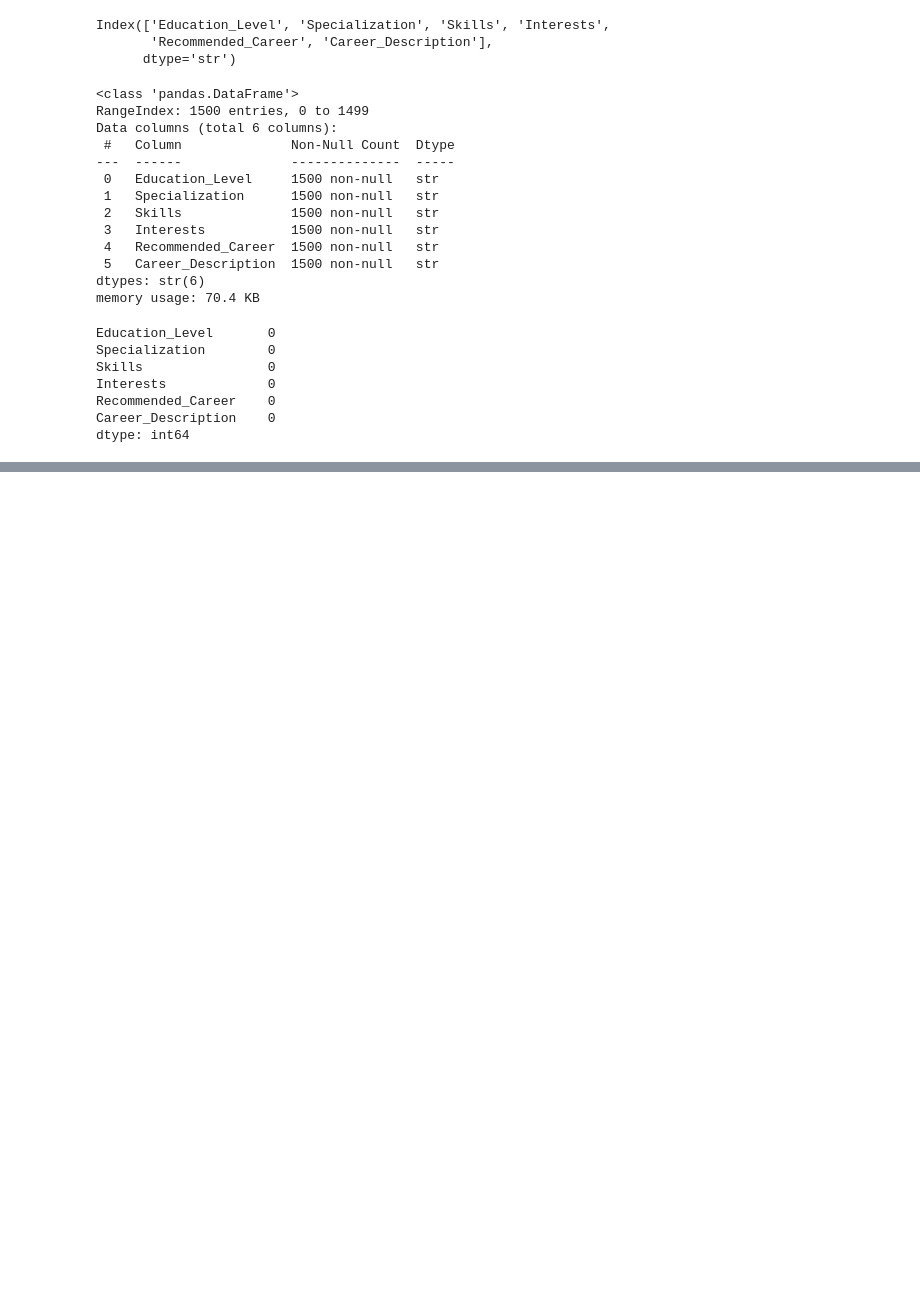
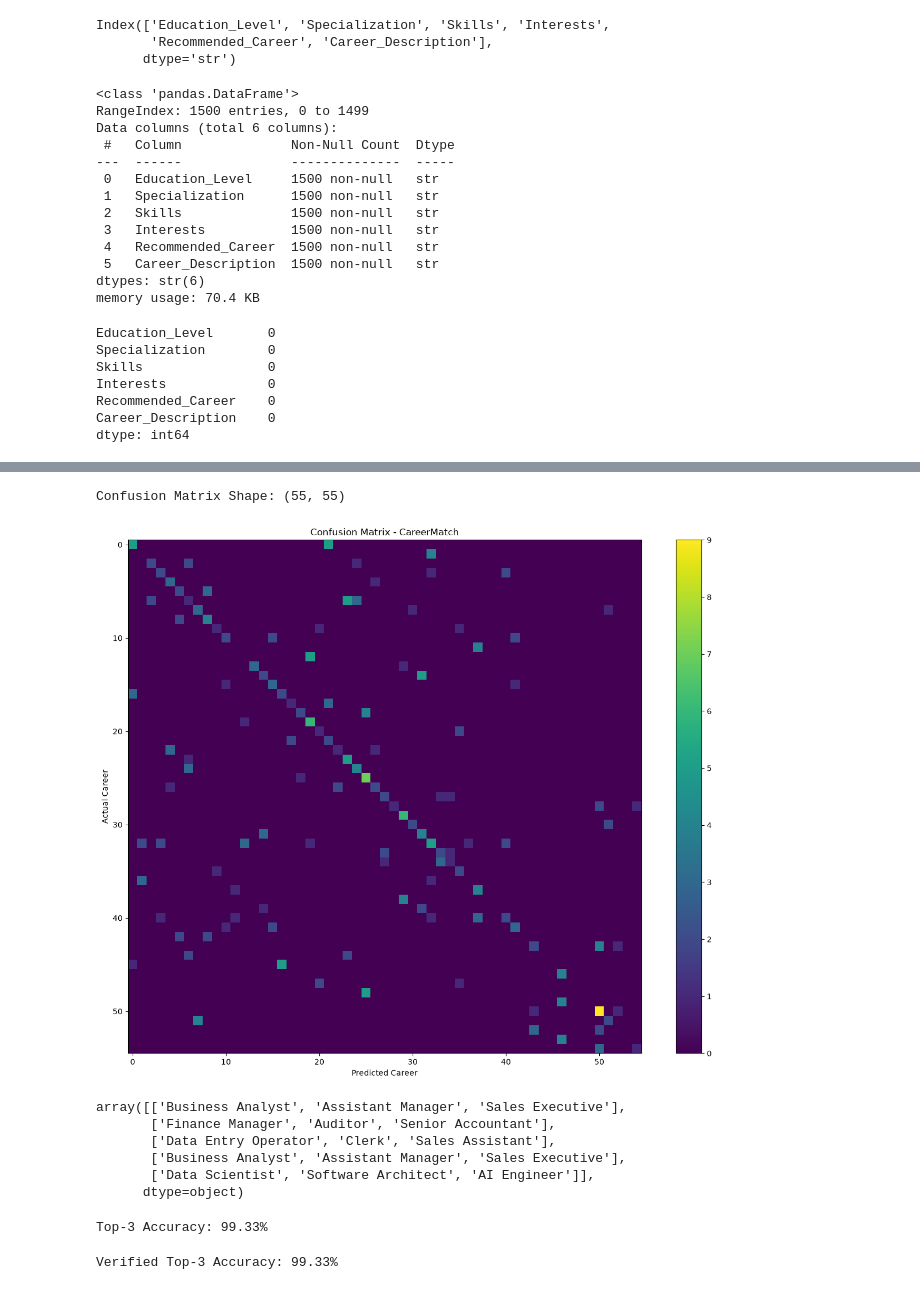
Before and after one commit to krushnanirmalkar/CareerMatch, a Jupyter notebook: notebooks/CareerMatch.ipynb, the cells around one changed output, grey strips where cells are left out. Saved outputs shown, nothing was run; the diff lists cells and outputs as text; code cells hidden in the pictures; blank space fills up the shorter version.

```diff
--- a/notebooks/CareerMatch.ipynb
+++ b/notebooks/CareerMatch.ipynb
@@ -49,0 +333,6 @@ dtype: int64
+# %%
+final_knn = KNeighborsClassifier(n_neighbors=22)
+
+final_knn.fit(X_train, y_train)
+
+y_pred = final_knn.predict(X_test)
@@ -49,0 +369,65 @@ dtype: int64
+# %%
+from sklearn.metrics import confusion_matrix
+
+cm = confusion_matrix(y_test, y_pred)
+
+print("Confusion Matrix Shape:", cm.shape)
+# %% [output]
+Confusion Matrix Shape: (55, 55)
+# %%
+import matplotlib.pyplot as plt
+
+plt.figure(figsize=(16, 12))
+plt.imshow(cm, interpolation="nearest")
+plt.title("Confusion Matrix - CareerMatch")
+plt.xlabel("Predicted Career")
+plt.ylabel("Actual Career")
+plt.colorbar()
+
+plt.show()
+# %% [output]
+[figure, added]
+# %%
+import numpy as np
+
+# Get probability scores for each career class
+proba = final_knn.predict_proba(X_test)
+
+# Find top 3 predicted classes for each sample
+top3_indices = np.argsort(proba, axis=1)[:, -3:][:, ::-1]
+
+top3_predictions = final_knn.classes_[top3_indices]
+
+top3_predictions[:5]
+# %% [output]
+array([['Business Analyst', 'Assistant Manager', 'Sales Executive'],
+       ['Finance Manager', 'Auditor', 'Senior Accountant'],
+       ['Data Entry Operator', 'Clerk', 'Sales Assistant'],
+       ['Business Analyst', 'Assistant Manager', 'Sales Executive'],
+       ['Data Scientist', 'Software Architect', 'AI Engineer']],
+      dtype=object)
+# %%
+top3_correct = 0
+
+for actual, predicted_list in zip(y_test, top3_predictions):
+    if actual in predicted_list:
+        top3_correct += 1
+
+top3_accuracy = top3_correct / len(y_test)
+
+print(f"Top-3 Accuracy: {top3_accuracy * 100:.2f}%")
+# %% [output]
+Top-3 Accuracy: 99.33%
+# %%
+from sklearn.metrics import top_k_accuracy_score
+
+top3_builtin = top_k_accuracy_score(
+    y_test,
+    proba,
+    k=3,
+    labels=final_knn.classes_
+)
+
+print(f"Verified Top-3 Accuracy: {top3_builtin * 100:.2f}%")
+# %% [output]
+Verified Top-3 Accuracy: 99.33%
```
Also changed, not shown: parts of 28 cells of this notebook.
